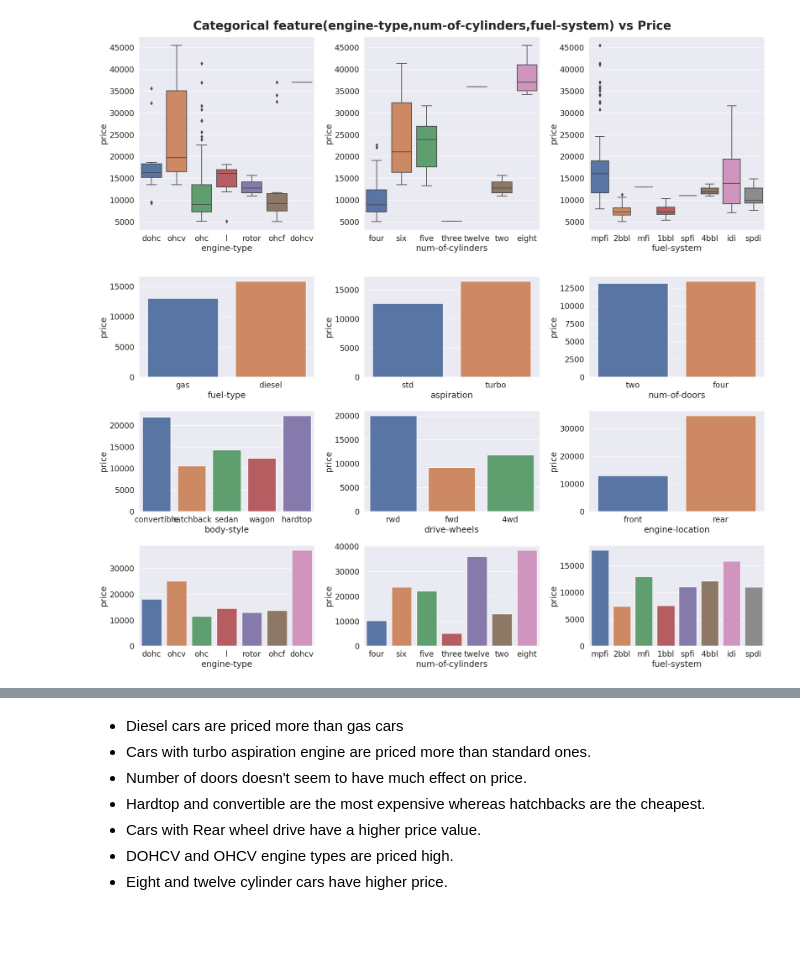
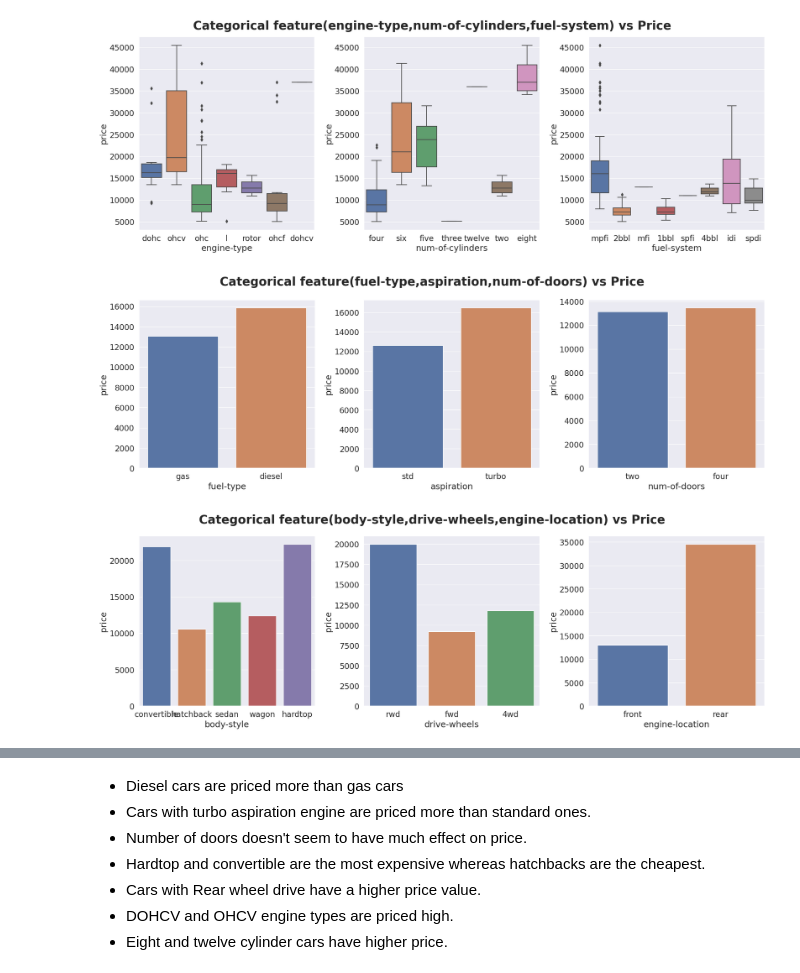
Before and after one commit to ShreeKeshavan/Car_price_prediction, a Jupyter notebook: Car_price_prediction.ipynb, the cells around one changed output, grey strips where cells are left out. Drawn from its saved outputs; the diff is of its cells as text; code cells hidden in the pictures; blank space fills up the shorter version.

```diff
--- a/Car_price_prediction.ipynb
+++ b/Car_price_prediction.ipynb
@@ -418,34 +421,34 @@ plt.show()
 # %%
 plt.figure(figsize=(20, 12))
 
-plt.subplot(3, 3, 1) # 3 rows, 3 columns, 1st subplot = left
+plt.subplot(2, 3, 1) # 3 rows, 3 columns, 1st subplot = left
 sns.barplot(x='fuel-type', y='price', ci=None, data=df)
 
-plt.subplot(3, 3, 2) # 3 rows, 3 columns, 2nd subplot = middle
+plt.subplot(2, 3, 2) # 3 rows, 3 columns, 2nd subplot = middle
 sns.barplot(x='aspiration', y='price', ci=None, data=df)
 
-plt.subplot(3, 3, 3) # 3 rows, 3 columns, 3rd subplot = right
+plt.subplot(2, 3, 3) # 3 rows, 3 columns, 3rd subplot = right
 sns.barplot(x='num-of-doors', y='price', ci=None, data=df)
 
-plt.subplot(3, 3, 4)
-sns.barplot(x='body-style', y='price', ci=None, data=df)
-
-plt.subplot(3, 3, 5)
-sns.barplot(x='drive-wheels', y='price', ci=None, data=df)
-
-plt.subplot(3, 3, 6)
-sns.barplot(x='engine-location', y='price', ci=None, data=df)
-
-plt.subplot(3, 3, 7)
-sns.barplot(x='engine-type', y='price', ci=None, data=df)
-
-plt.subplot(3, 3, 8)
-sns.barplot(x='num-of-cylinders', y='price', ci=None, data=df)
-
-plt.subplot(3, 3, 9)
-sns.barplot(x='fuel-system', y='price', ci=None, data=df)
-
+plt.suptitle('Categorical feature(fuel-type,aspiration,num-of-doors) vs Price', fontsize=25, fontweight='bold')
 plt.tight_layout()
 plt.show()
 # %% [output]
-[figure, old version]
+[figure, new version]
+# %%
+plt.figure(figsize=(20, 12))
+
+plt.subplot(2, 3, 1)
+sns.barplot(x='body-style', y='price', ci=None, data=df)
+
+plt.subplot(2, 3, 2)
+sns.barplot(x='drive-wheels', y='price', ci=None, data=df)
+
+plt.subplot(2, 3, 3)
+sns.barplot(x='engine-location', y='price', ci=None, data=df)
+
+plt.suptitle('Categorical feature(body-style,drive-wheels,engine-location) vs Price', fontsize=25, fontweight='bold')
+plt.tight_layout()
+plt.show()
+# %% [output]
+[figure, added]
```
Also changed, not shown: parts of 2 cells of this notebook.
